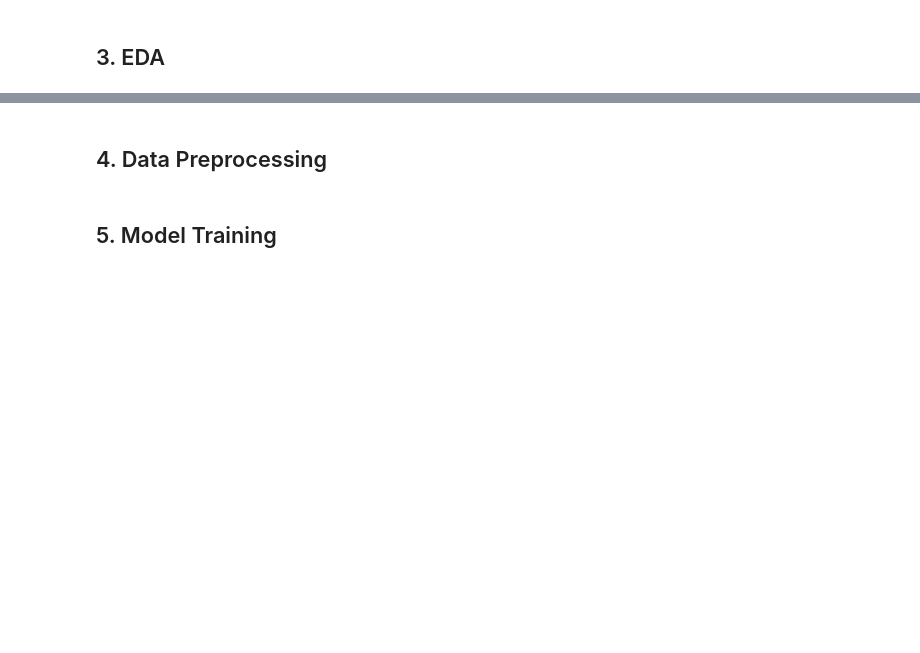
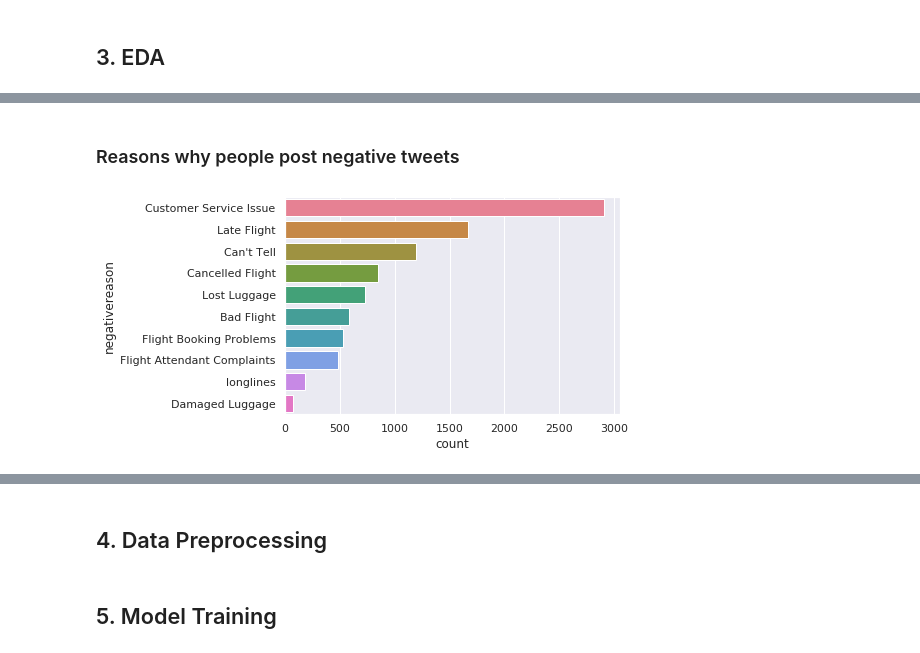
Before and after one commit to sheilambadi/nlp-airlines-sentiment-analysis, a Jupyter notebook: Sentiment_Analysis.ipynb, the cells around one changed output, grey strips where cells are left out. Saved outputs shown, nothing was run; the diff lists cells and outputs as text; code cells hidden in the pictures; blank space fills up the shorter version.

```diff
--- a/Sentiment_Analysis.ipynb
+++ b/Sentiment_Analysis.ipynb
@@ -77,0 +127,8 @@ memory usage: 1.7+ MB
+# %% [markdown]
+### Reasons why people post negative tweets
+# %%
+ax0 = sns.countplot(y = data['negativereason'],
+                    palette="husl",
+                    order = complete_data.negativereason.value_counts().index)
+# %% [output]
+[figure, added]
```
Also changed, not shown: parts of 11 cells of this notebook.
